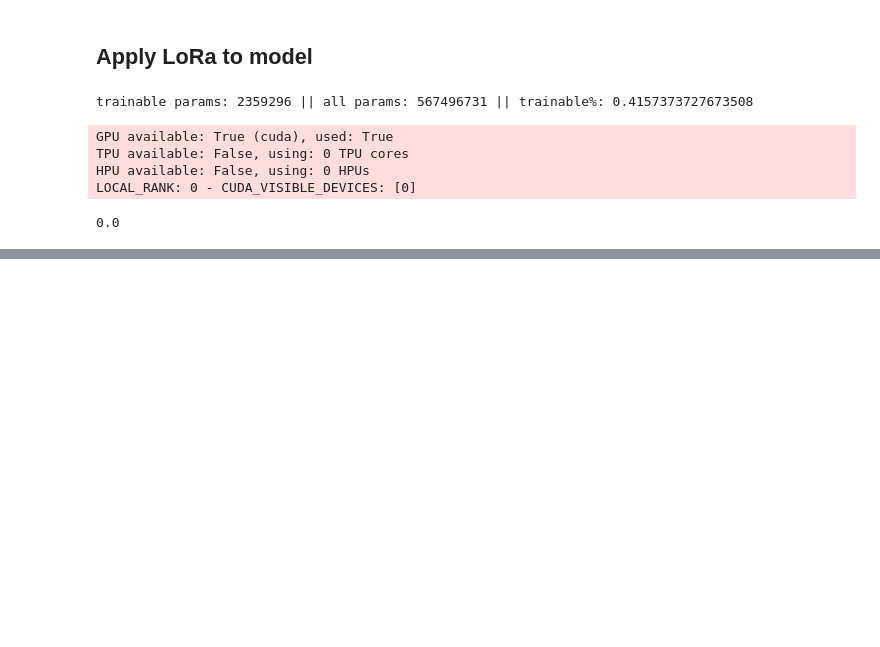
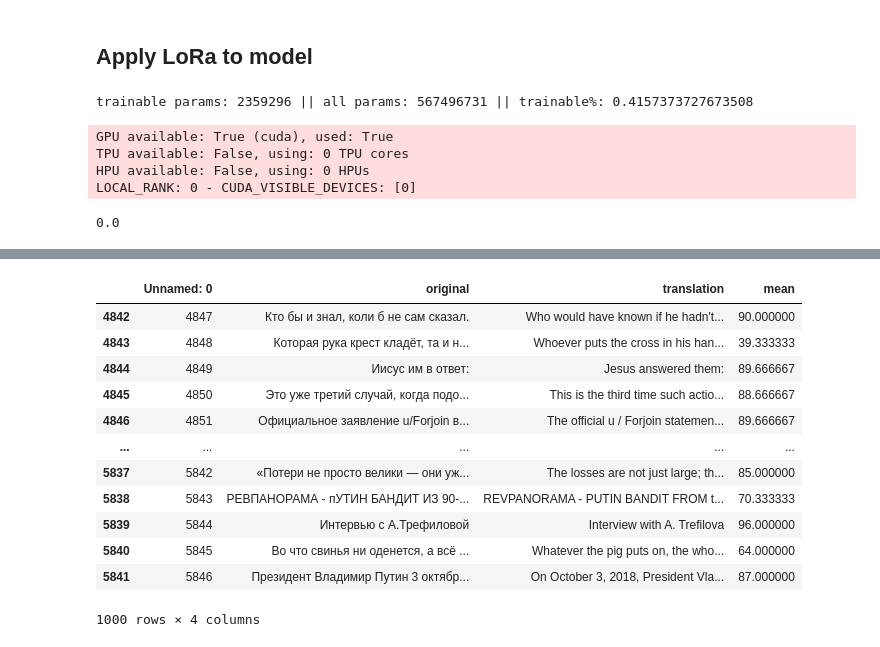
Before and after one commit to TheZichLiang/FineGrainedErrorDetection, a Jupyter notebook: Niko_QLoRA_finetune.ipynb, the cells around one changed output, grey strips where cells are left out. Saved outputs shown, nothing was run; the diff lists cells and outputs as text; code cells hidden in the pictures; blank space fills up the shorter version.

```diff
--- a/Niko_QLoRA_finetune.ipynb
+++ b/Niko_QLoRA_finetune.ipynb
@@ -438,0 +340,22 @@ diff_sum
+# %%
+validation_dataset = pd.read_csv('validation.csv')
+validation_dataset.iloc[:1000] # EN to DE
+validation_dataset.iloc[1000:1996] # EN to ZH
+validation_dataset.iloc[1996:2995] # EN to ET
+validation_dataset.iloc[2995:3937] # EN to NP
+validation_dataset.iloc[3937:4842] # EN to RO
+validation_dataset.iloc[4842:] # EN to RU
+# %% [output]
+|  | Unnamed: 0 | original | translation | mean |
+| 4842 | 4847 | Кто бы и знал, коли б не сам сказал. | Who would have known if he hadn't... | 90.000000 |
+| 4843 | 4848 | Которая рука крест кладёт, та и н... | Whoever puts the cross in his han... | 39.333333 |
+| 4844 | 4849 | Иисус им в ответ: | Jesus answered them: | 89.666667 |
+| 4845 | 4850 | Это уже третий случай, когда подо... | This is the third time such actio... | 88.666667 |
+| 4846 | 4851 | Официальное заявление u/Forjoin в... | The official u / Forjoin statemen... | 89.666667 |
+| ... | ... | ... | ... | ... |
+| 5837 | 5842 | «Потери не просто велики — они уж... | The losses are not just large; th... | 85.000000 |
+| 5838 | 5843 | РЕВПАНОРАМА - пУТИН БАНДИТ ИЗ 90-... | REVPANORAMA - PUTIN BANDIT FROM t... | 70.333333 |
+| 5839 | 5844 | Интервью с А.Трефиловой | Interview with A. Trefilova | 96.000000 |
+| 5840 | 5845 | Во что свинья ни оденется, а всё ... | Whatever the pig puts on, the who... | 64.000000 |
+| 5841 | 5846 | Президент Владимир Путин 3 октябр... | On October 3, 2018, President Vla... | 87.000000 |
+1000 rows × 4 columns
```
Also changed, not shown: parts of 20 cells of this notebook.
